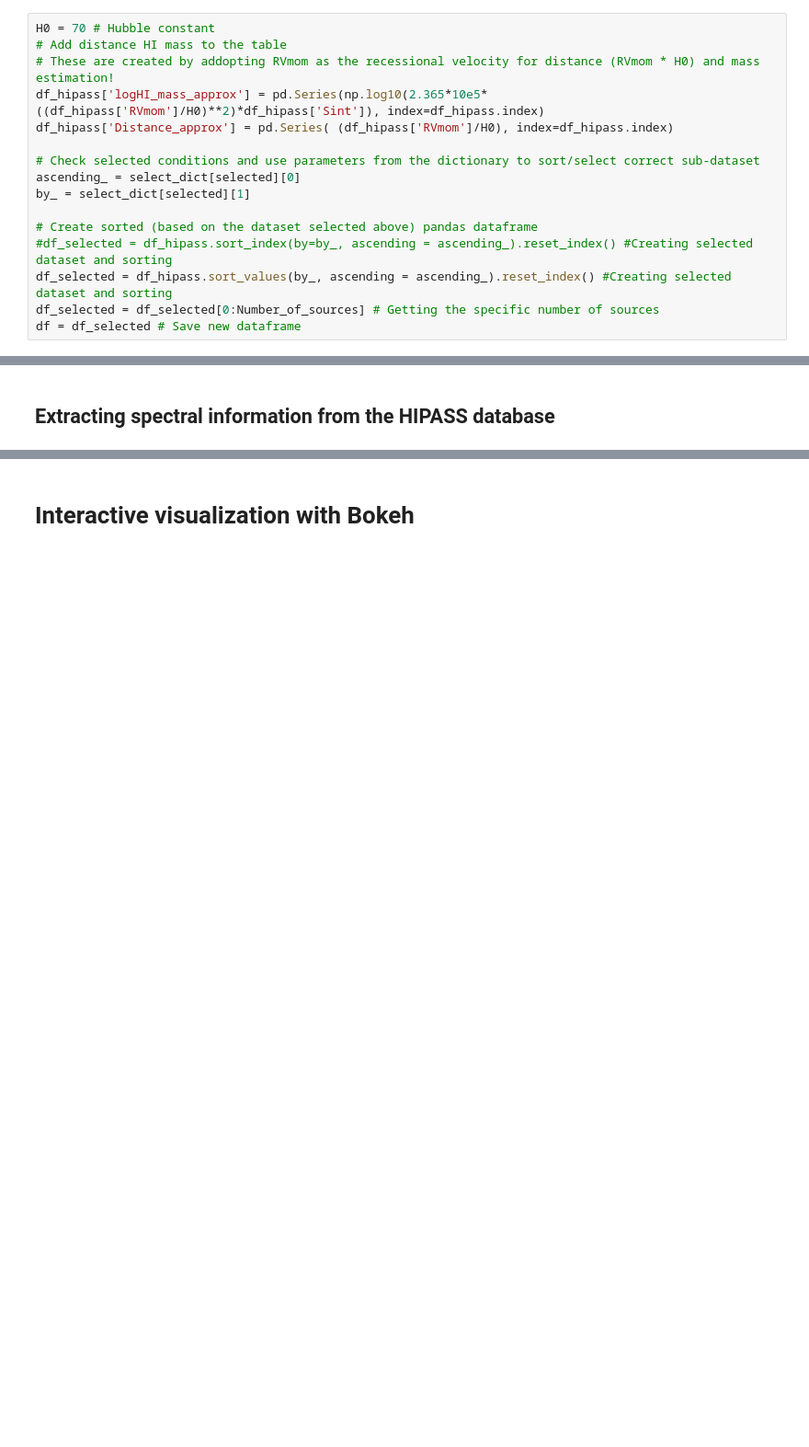
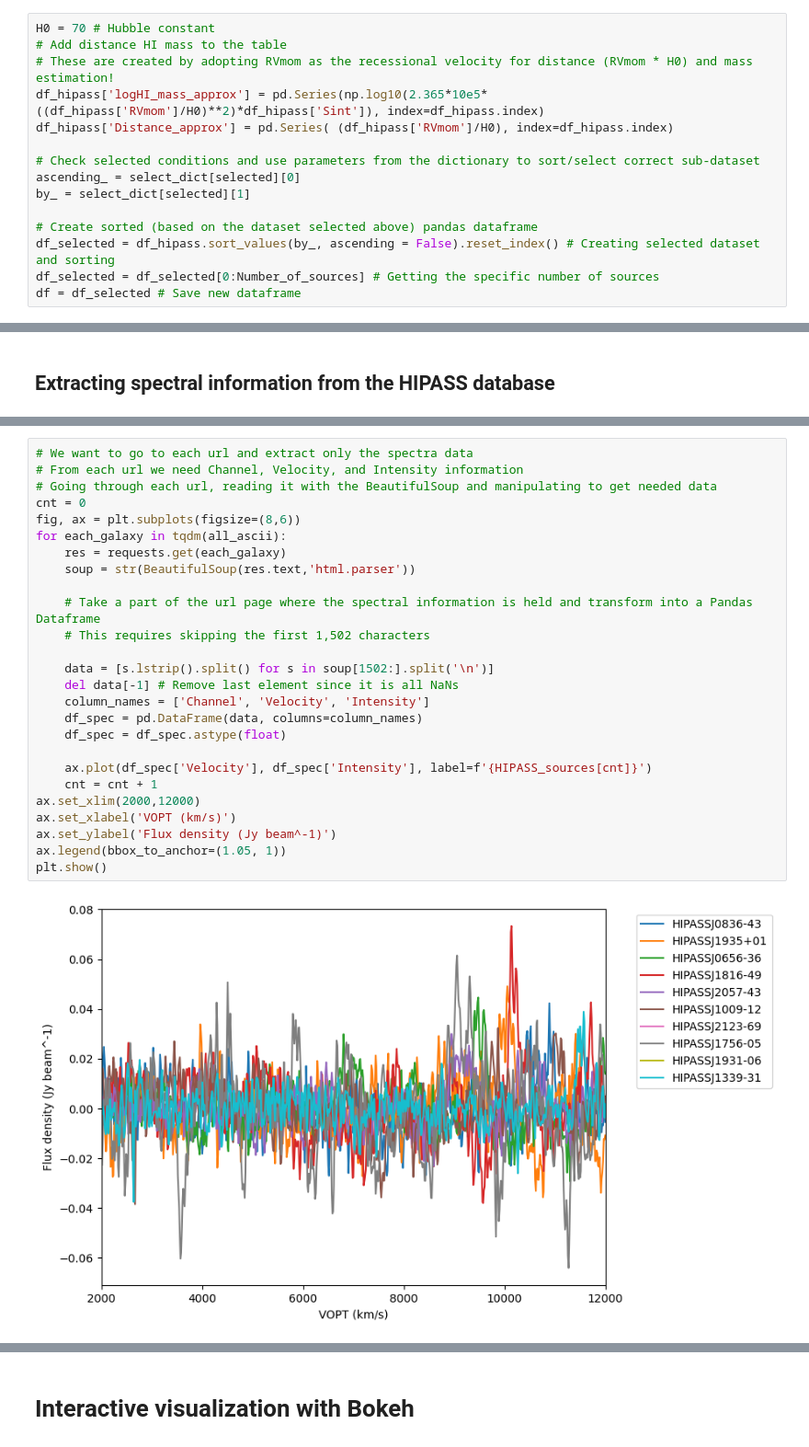
Before and after one commit to astro-datalab/notebooks-latest, a Jupyter notebook: 05_Contrib/ExtraGalactic/HI_in_galaxies_interactive/HIPASS_interactive.ipynb, the cells around one changed output, grey strips where cells are left out. Shown: that part at 92% size. Cells and saved outputs as stored; diff of their text form; blank space fills up the shorter version.

Commit message:
Major updates to HIPASS interactive NB

```diff
--- a/05_Contrib/ExtraGalactic/HI_in_galaxies_interactive/HIPASS_interactive.ipynb
+++ b/05_Contrib/ExtraGalactic/HI_in_galaxies_interactive/HIPASS_interactive.ipynb
@@ -217,7 +179,7 @@ interactive = selected
 # %%
 H0 = 70 # Hubble constant
 # Add distance HI mass to the table
-# These are created by addopting RVmom as the recessional velocity for distance (RVmom * H0) and mass estimation!
+# These are created by adopting RVmom as the recessional velocity for distance (RVmom * H0) and mass estimation!
 df_hipass['logHI_mass_approx'] = pd.Series(np.log10(2.365*10e5*((df_hipass['RVmom']/H0)**2)*df_hipass['Sint']), index=df_hipass.index)
 df_hipass['Distance_approx'] = pd.Series( (df_hipass['RVmom']/H0), index=df_hipass.index)
 
@@ -226,7 +188,6 @@ ascending_ = select_dict[selected][0]
 by_ = select_dict[selected][1]
 
 # Create sorted (based on the dataset selected above) pandas dataframe
-#df_selected = df_hipass.sort_index(by=by_, ascending = ascending_).reset_index() #Creating selected dataset and sorting
-df_selected = df_hipass.sort_values(by_, ascending = ascending_).reset_index() #Creating selected dataset and sorting
+df_selected = df_hipass.sort_values(by_, ascending = False).reset_index() # Creating selected dataset and sorting
 df_selected = df_selected[0:Number_of_sources] # Getting the specific number of sources
 df = df_selected # Save new dataframe
@@ -336 +249,29 @@ for each_galaxy in tqdm(all_s):
+# %%
+# We want to go to each url and extract only the spectra data
+# From each url we need Channel, Velocity, and Intensity information
+# Going through each url, reading it with the BeautifulSoup and manipulating to get needed data
+cnt = 0
+fig, ax = plt.subplots(figsize=(8,6))
+for each_galaxy in tqdm(all_ascii):
+    res = requests.get(each_galaxy)
+    soup = str(BeautifulSoup(res.text,'html.parser'))
+
+    # Take a part of the url page where the spectral information is held and transform into a Pandas Dataframe
+    # This requires skipping the first 1,502 characters
+
+    data = [s.lstrip().split() for s in soup[1502:].split('\n')]
+    del data[-1] # Remove last element since it is all NaNs
+    column_names = ['Channel', 'Velocity', 'Intensity']
+    df_spec = pd.DataFrame(data, columns=column_names)
+    df_spec = df_spec.astype(float)
+
+    ax.plot(df_spec['Velocity'], df_spec['Intensity'], label=f'{HIPASS_sources[cnt]}')
+    cnt = cnt + 1
+ax.set_xlim(2000,12000)
+ax.set_xlabel('VOPT (km/s)')
+ax.set_ylabel('Flux density (Jy beam^-1)')
+ax.legend(bbox_to_anchor=(1.05, 1))
+plt.show()
+# %% [output]
+[figure, added]
 # %% [markdown]
```
Also changed, not shown: parts of 29 cells of this notebook.
